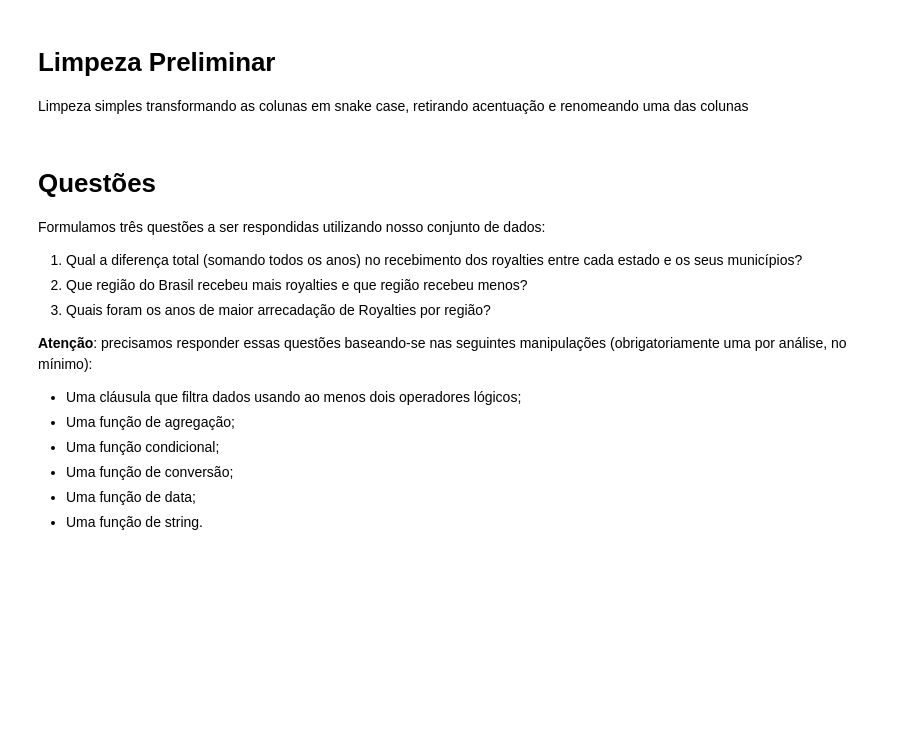
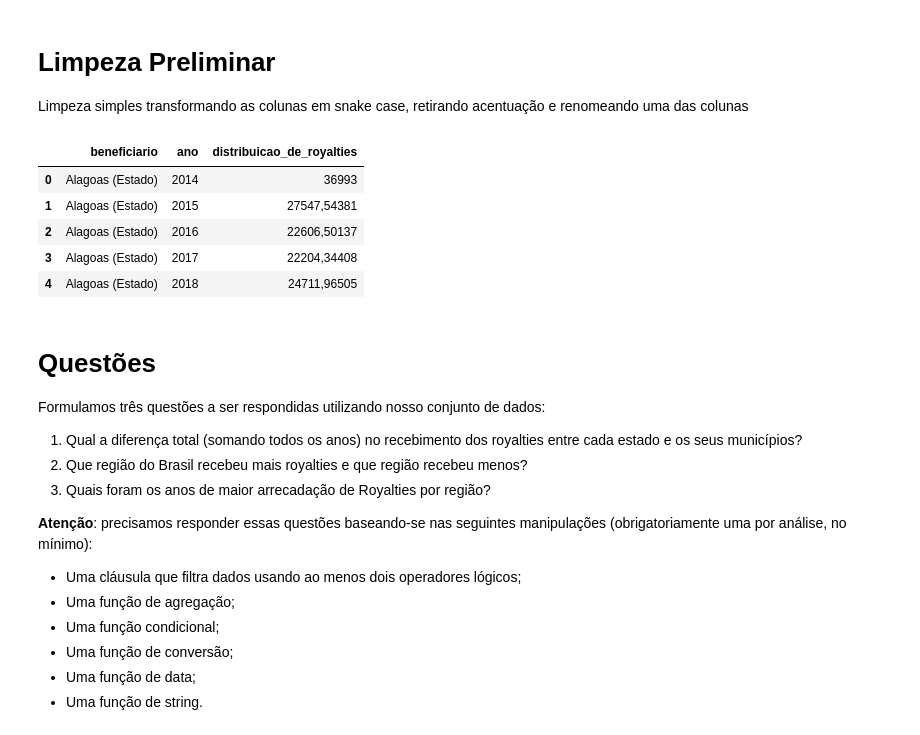
Before and after one commit to pgdemiranda/compass.uol-AWS, a Jupyter notebook: Sprint 4/Desafio/etapa-2/etapa-2.ipynb, the cells around one changed output. Saved outputs shown, nothing was run; the diff lists cells and outputs as text; code cells hidden in the pictures; blank space fills up the shorter version.

```diff
--- a/Sprint 4/Desafio/etapa-2/etapa-2.ipynb
+++ b/Sprint 4/Desafio/etapa-2/etapa-2.ipynb
@@ -14,17 +14,17 @@ import seaborn as sns
 
 load_dotenv()
 
-access_key = env.get("AWS_ACCESS_KEY_ID")
-secret_key = env.get("AWS_SECRET_ACCESS_KEY")
-bucket_name = env.get("BUCKET_NAME")
+access_key = env.get('AWS_ACCESS_KEY_ID')
+secret_key = env.get('AWS_SECRET_ACCESS_KEY')
+session_token = env.get('AWS_SESSION_TOKEN')
+bucket_name = env.get('BUCKET_NAME')
 
 try:
     df_raw = pd.read_csv(
         f"s3://{bucket_name}/anuario-2024-dados_abertos-tabela2-19.csv",
-        storage_options={
-            "key": access_key,
-            "secret": secret_key
-        }
+        storage_options={"key": access_key,
+                         "secret": secret_key,
+                         "token": session_token},
     )
     print(f"Dados carregados")
 
@@ -44,6 +44,15 @@ df_raw.columns = [to_snake_case(coluna) for coluna in df_raw.columns]
 df_raw = df_raw.rename(columns={
     'distribuicao_de_royalties_sobre_a_producao_de_petroleo_e_de_gas_natural': 'distribuicao_de_royalties'
     })
+# %%
+df_raw.head()
+# %% [output]
+|  | beneficiario | ano | distribuicao_de_royalties |
+| 0 | Alagoas (Estado) | 2014 | 36993 |
+| 1 | Alagoas (Estado) | 2015 | 27547,54381 |
+| 2 | Alagoas (Estado) | 2016 | 22606,50137 |
+| 3 | Alagoas (Estado) | 2017 | 22204,34408 |
+| 4 | Alagoas (Estado) | 2018 | 24711,96505 |
 # %% [markdown]
 # Questões
 
```
Also changed, not shown: 18 other files.
